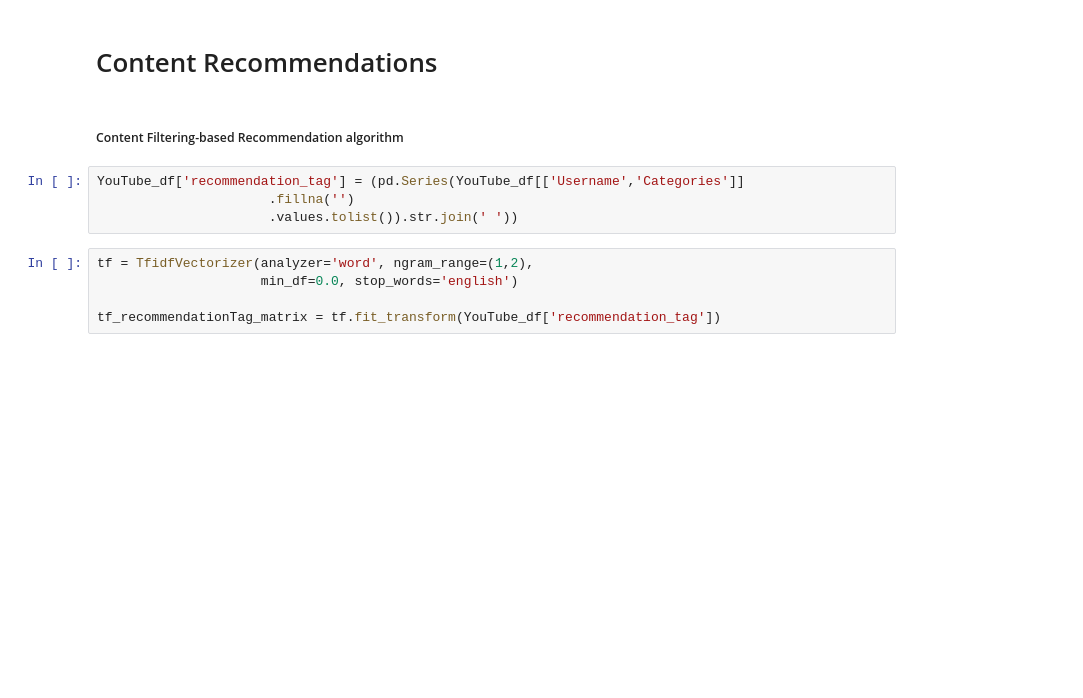
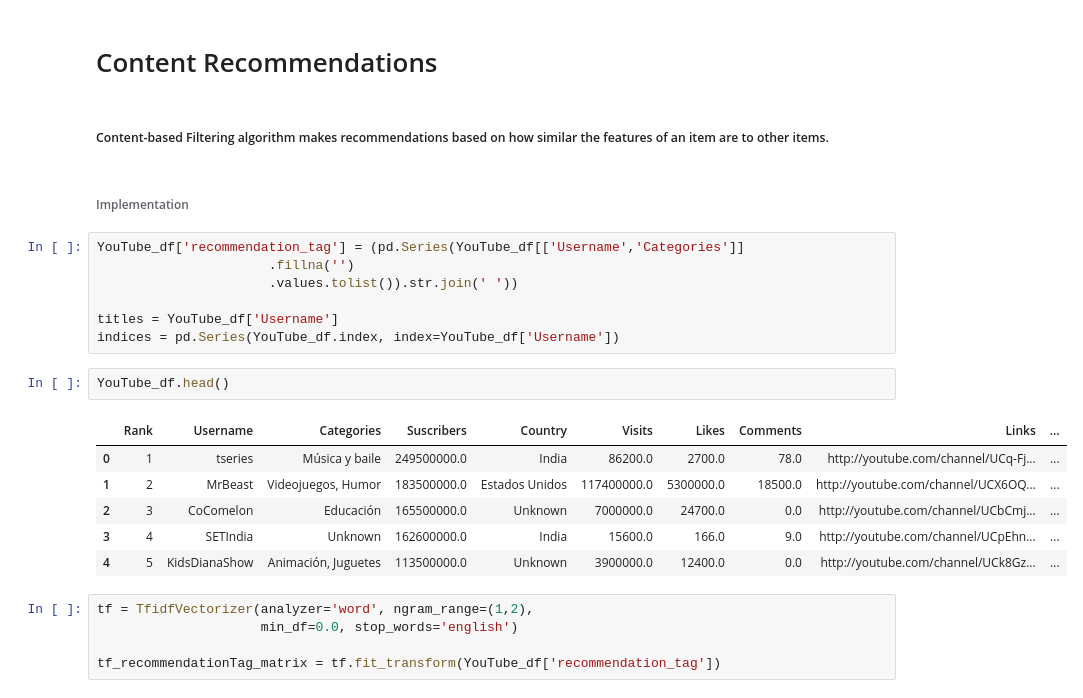
Before and after one commit to AneleMaphalala/TASK-INTERN-CAREER, a Jupyter notebook: Task 1 YouTube Streamer Analysis/YouTubeStreamerAnalysis.ipynb, the cells around one changed output. Cells and saved outputs as stored; diff of their text form; blank space fills up the shorter version.

Commit message:
Updated Content Recommendation Algorithm

```diff
--- a/Task 1 YouTube Streamer Analysis/YouTubeStreamerAnalysis.ipynb
+++ b/Task 1 YouTube Streamer Analysis/YouTubeStreamerAnalysis.ipynb
@@ -322,11 +327,25 @@ plt.show()
 # %% [markdown]
 # Content Recommendations
 # %% [markdown]
-##### Content Filtering-based Recommendation algorithm
+##### Content-based Filtering algorithm makes recommendations based on how similar the features of an item are to other items.
+# %% [markdown]
+###### Implementation
 # %%
 YouTube_df['recommendation_tag'] = (pd.Series(YouTube_df[['Username','Categories']]
                       .fillna('')
                       .values.tolist()).str.join(' '))
+
+titles = YouTube_df['Username']
+indices = pd.Series(YouTube_df.index, index=YouTube_df['Username'])
+# %%
+YouTube_df.head()
+# %% [output]
+|  | Rank | Username | Categories | Suscribers | Country | Visits | Likes | Comments | Links | ... |
+| 0 | 1 | tseries | Música y baile | 249500000.0 | India | 86200.0 | 2700.0 | 78.0 | http://youtube.com/channel/UCq-Fj... | ... |
+| 1 | 2 | MrBeast | Videojuegos, Humor | 183500000.0 | Estados Unidos | 117400000.0 | 5300000.0 | 18500.0 | http://youtube.com/channel/UCX6OQ... | ... |
+| 2 | 3 | CoComelon | Educación | 165500000.0 | Unknown | 7000000.0 | 24700.0 | 0.0 | http://youtube.com/channel/UCbCmj... | ... |
+| 3 | 4 | SETIndia | Unknown | 162600000.0 | India | 15600.0 | 166.0 | 9.0 | http://youtube.com/channel/UCpEhn... | ... |
+| 4 | 5 | KidsDianaShow | Animación, Juguetes | 113500000.0 | Unknown | 3900000.0 | 12400.0 | 0.0 | http://youtube.com/channel/UCk8Gz... | ... |
 # %%
 tf = TfidfVectorizer(analyzer='word', ngram_range=(1,2),
                      min_df=0.0, stop_words='english')
```
Also changed, not shown: parts of 8 cells of this notebook.
